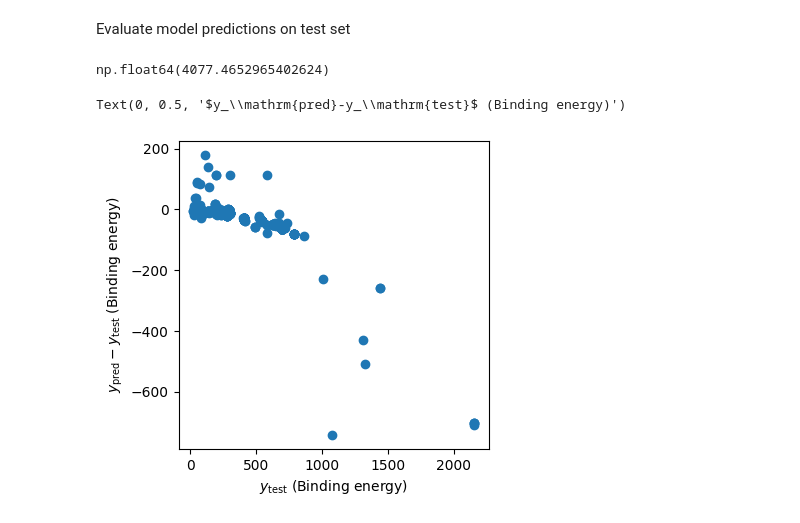
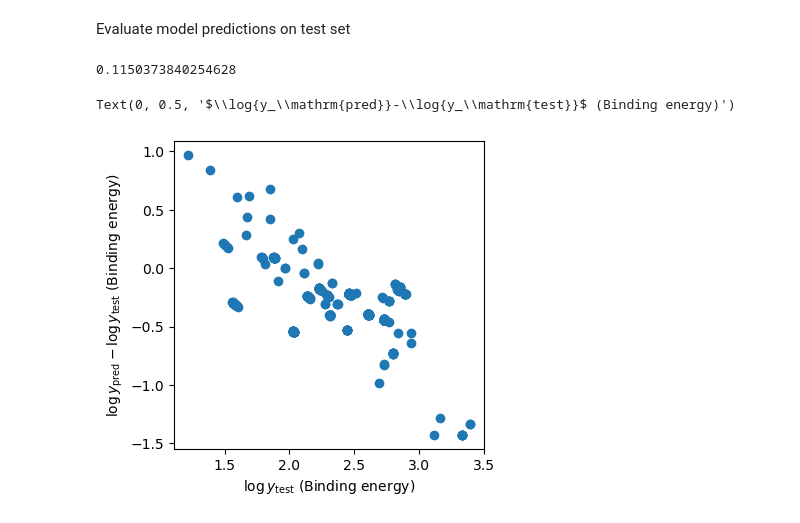
Before and after one commit to suyashk12/GNN_binding_energies, a Jupyter notebook: simple_model/shrihan_toy_model/normalize_embed.ipynb, the cells around one changed output. Drawn from its saved outputs; the diff is of its cells as text; code cells hidden in the pictures.

```diff
--- a/simple_model/shrihan_toy_model/normalize_embed.ipynb
+++ b/simple_model/shrihan_toy_model/normalize_embed.ipynb
@@ -279,14 +356,11 @@ model = MLP(input_size, hidden_size, output_size)
 
 # Define the loss function and optimizer
 criterion = nn.MSELoss()
-optimizer = torch.optim.Adam(model.parameters(), lr=1e-3, weight_decay=1e-5)
+optimizer = torch.optim.Adam(model.parameters(), lr=learning_rate, weight_decay=1e-5)
 # %%
 scheduler = torch.optim.lr_scheduler.ReduceLROnPlateau(
     optimizer, mode='min', factor=0.5, patience=5, verbose=True
 )
-# %%
-num_epochs = 100
-batch_size = 16
 # %%
 # Split training data into train and validation
 X_train_actual, X_val, y_train_actual, y_val = train_test_split(
@@ -307,6 +381,9 @@ train_loader = DataLoader(train_dataset, batch_size=batch_size, shuffle=True)
 val_loader = DataLoader(val_dataset, batch_size=batch_size)
 # %%
 # Training loop with validation
+train_losses = []
+val_losses = []
+
 best_val_loss = float('inf')
 for epoch in range(num_epochs):
     # Training phase
@@ -332,15 +409,17 @@ for epoch in range(num_epochs):
             val_loss += F.mse_loss(outputs, targets).item()
 
     val_loss /= len(val_loader)
-
+    train_losses.append(train_loss)
+    val_losses.append(val_loss)
     # Learning rate adjustment
     scheduler.step(val_loss)
 
     # Print metrics and save best model
     if (epoch + 1) % 10 == 0:
-        print(f"Epoch {epoch+1}/{num_epochs}: Train Loss: {train_loss:.4f}, Val Loss: {val_loss:.4f}")
+        current_lr = optimizer.param_groups[0]['lr']
+        print(f"Epoch {epoch+1}/{num_epochs}: Train Loss: {train_loss:.4f}, Val Loss: {val_loss:.4f}, Learning Rate: {current_lr:.6f}")
 
     if val_loss < best_val_loss:
         best_val_loss = val_loss
-        torch.save(model.state_dict(), '/content/drive/My Drive/GNN-hack/best_model_emb.pt')
+        torch.save(model.state_dict(), 'model_save/best_model_emb_norm.pt')
 # %% [output]
@@ -389,13 +471,13 @@ y_test = data_test[:, -1].reshape(-1, 1)
 # %%
 np.mean((y_test-y_pred_test)**2)
 # %% [output]
-np.float64(4077.4652965402624)
+0.1150373840254628
 # %%
 fig, ax = plt.subplots(1, figsize=(4,4))
 
 ax.scatter(y_test, y_pred_test-y_test)
-ax.set_xlabel(r'$y_\mathrm{test}$ (Binding energy)')
-ax.set_ylabel(r'$y_\mathrm{pred}-y_\mathrm{test}$ (Binding energy)')
+ax.set_xlabel(r'$\log{y_\mathrm{test}}$ (Binding energy)')
+ax.set_ylabel(r'$\log{y_\mathrm{pred}}-\log{y_\mathrm{test}}$ (Binding energy)')
 # %% [output]
-Text(0, 0.5, '$y_\\mathrm{pred}-y_\\mathrm{test}$ (Binding energy)')
+Text(0, 0.5, '$\\log{y_\\mathrm{pred}}-\\log{y_\\mathrm{test}}$ (Binding energy)')
-[figure, old version]
+[figure, new version]
```
Also changed, not shown: parts of 8 cells of this notebook, 5 other files.
